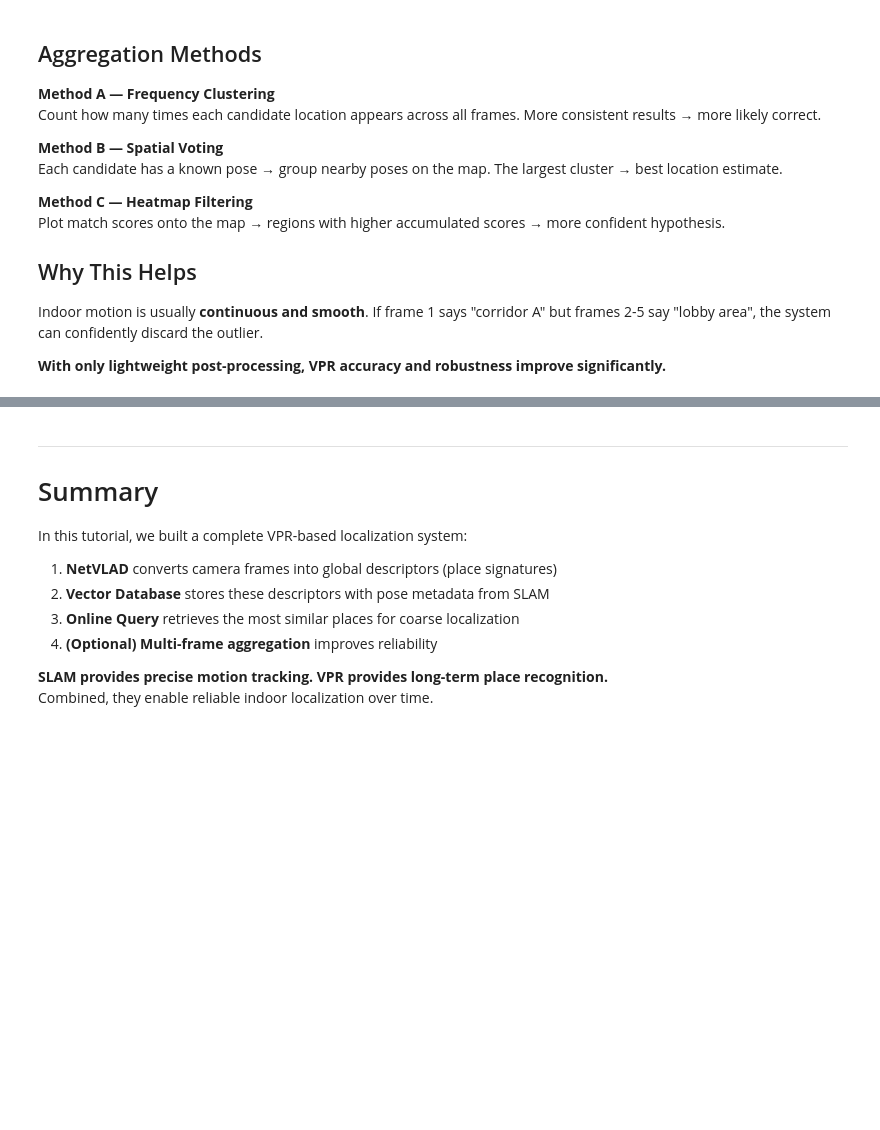
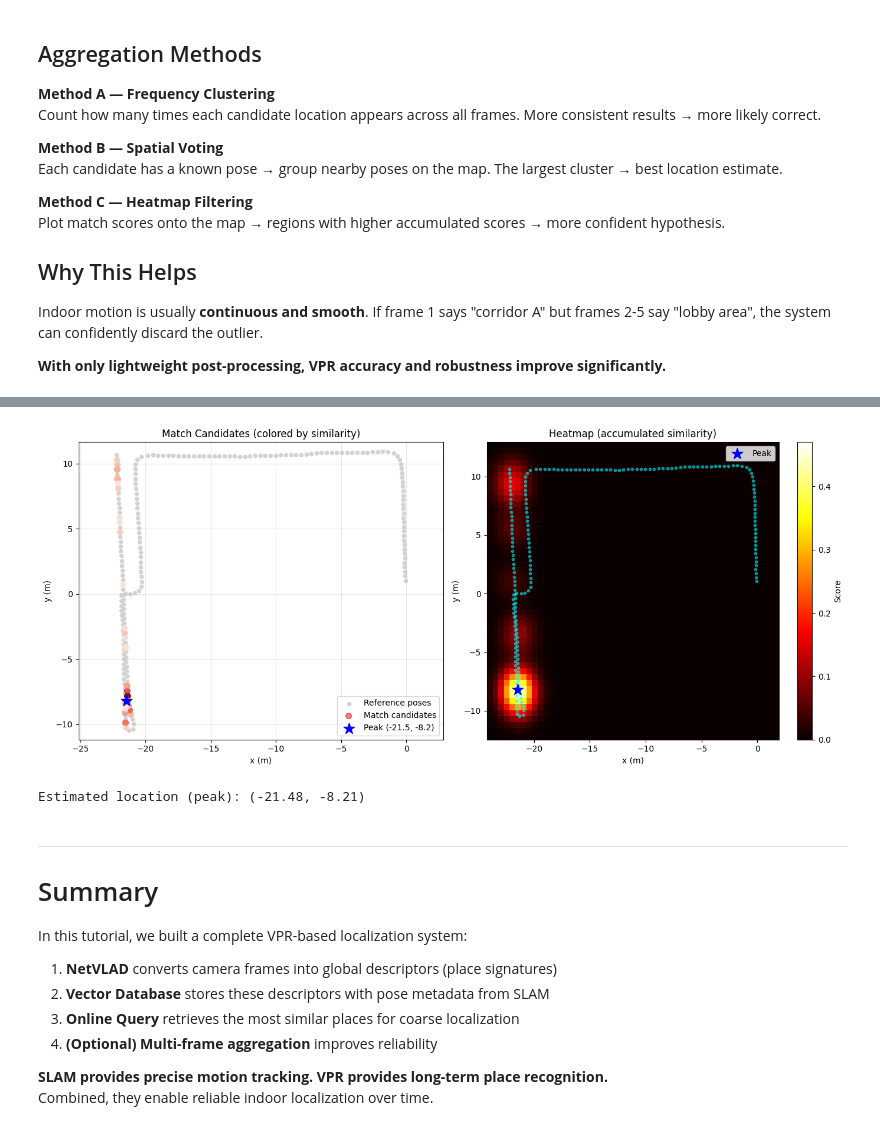
Before and after one commit to shu-chiao/RevisitVLOC, a Jupyter notebook: pipeline_InLoc_indoor.ipynb, the cells around one changed output, grey strips where cells are left out. Cells and saved outputs as stored; diff of their text form; code cells hidden in the pictures; blank space fills up the shorter version.

Commit message:
New heatmap sample (#2)

```diff
--- a/pipeline_InLoc_indoor.ipynb
+++ b/pipeline_InLoc_indoor.ipynb
@@ -393,3 +470,74 @@ pass
+# %%
+# === Heatmap Filtering ===
+
+# Collect all match poses and scores
+match_poses = []
+match_scores = []
+for frame in all_matches:
+    for (name, idx, px, py, sim) in frame['matches']:
+        match_poses.append([px, py])
+        match_scores.append(sim)
+
+match_poses = np.array(match_poses)
+match_scores = np.array(match_scores)
+
+# Create 2D histogram (heatmap)
+x_min, x_max = poses_train[:, 0].min() - 2, poses_train[:, 0].max() + 2
+y_min, y_max = poses_train[:, 1].min() - 2, poses_train[:, 1].max() + 2
+resolution = 0.5  # meters per bin
+
+x_bins = np.arange(x_min, x_max, resolution)
+y_bins = np.arange(y_min, y_max, resolution)
+
+# Accumulate weighted scores into grid
+heatmap, x_edges, y_edges = np.histogram2d(
+    match_poses[:, 0], match_poses[:, 1],
+    bins=[x_bins, y_bins],
+    weights=match_scores
+)
+
+# Smooth the heatmap
+heatmap_smooth = gaussian_filter(heatmap, sigma=2)
+
+# Find peak location
+peak_idx = np.unravel_index(np.argmax(heatmap_smooth), heatmap_smooth.shape)
+peak_x = (x_edges[peak_idx[0]] + x_edges[peak_idx[0] + 1]) / 2
+peak_y = (y_edges[peak_idx[1]] + y_edges[peak_idx[1] + 1]) / 2
+
+# Plot
+fig, axes = plt.subplots(1, 2, figsize=(14, 6))
+
+# Left: Reference trajectory + match candidates
+ax1 = axes[0]
+ax1.scatter(poses_train[:, 0], poses_train[:, 1], c='lightgray', s=20, label='Reference poses')
+ax1.scatter(match_poses[:, 0], match_poses[:, 1], c=match_scores, cmap='Reds', s=50, alpha=0.6, label='Match candidates')
+ax1.scatter(peak_x, peak_y, c='blue', s=200, marker='*', label=f'Peak ({peak_x:.1f}, {peak_y:.1f})')
+ax1.set_xlabel('x (m)')
+ax1.set_ylabel('y (m)')
+ax1.set_title('Match Candidates (colored by similarity)')
+ax1.legend()
+ax1.axis('equal')
+ax1.grid(True, alpha=0.3)
+
+# Right: Heatmap
+ax2 = axes[1]
+im = ax2.imshow(heatmap_smooth.T, origin='lower', extent=[x_min, x_max, y_min, y_max],
+                cmap='hot', aspect='auto')
+ax2.scatter(poses_train[:, 0], poses_train[:, 1], c='cyan', s=10, alpha=0.5)
+ax2.scatter(peak_x, peak_y, c='blue', s=200, marker='*', label=f'Peak')
+ax2.set_xlabel('x (m)')
+ax2.set_ylabel('y (m)')
+ax2.set_title('Heatmap (accumulated similarity)')
+ax2.legend()
+plt.colorbar(im, ax=ax2, label='Score')
+
+plt.tight_layout()
+plt.show()
+
+print(f"Estimated location (peak): ({peak_x:.2f}, {peak_y:.2f})")
+# %% [output]
+[figure, added]
+Estimated location (peak): (-21.48, -8.21)
 # %% [markdown]
 ---
 
```
Also changed, not shown: parts of 2 cells of this notebook.
